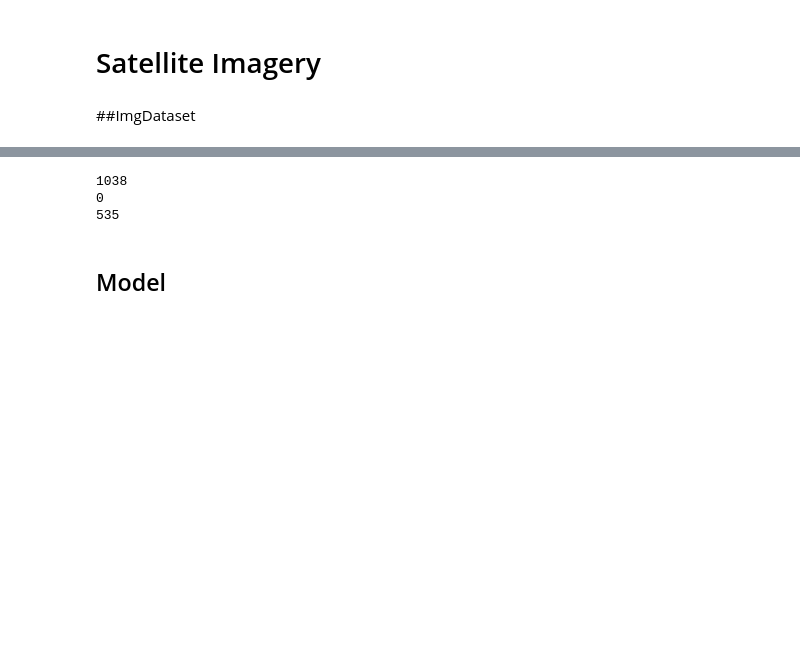
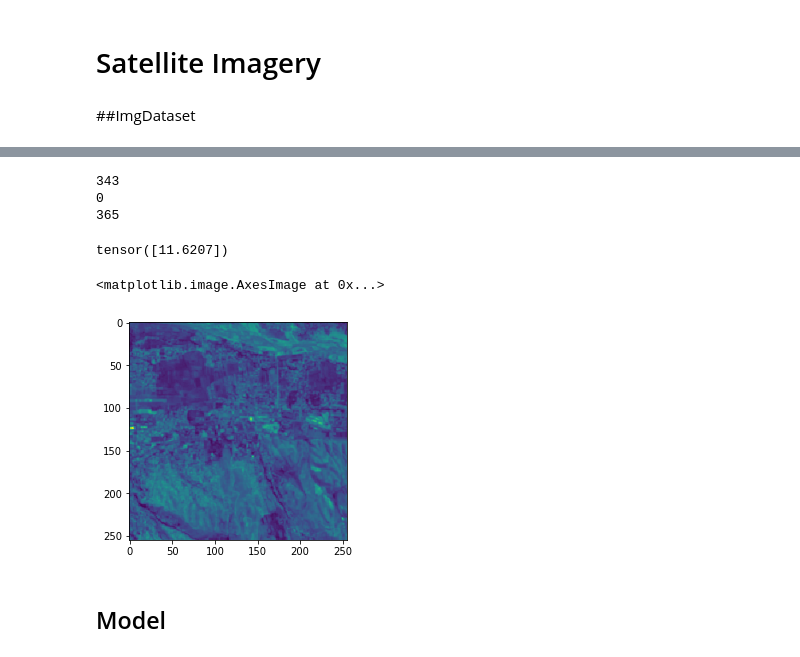
Before and after one commit to disaalda/cs230, a Jupyter notebook: womens_edu/womens_edu_regressor.ipynb, the cells around one changed output, grey strips where cells are left out. Saved outputs shown, nothing was run; the diff lists cells and outputs as text; code cells hidden in the pictures; blank space fills up the shorter version.

```diff
--- a/womens_edu/womens_edu_regressor.ipynb
+++ b/womens_edu/womens_edu_regressor.ipynb
@@ -44,7 +67,7 @@ writer = SummaryWriter(SAVE_NAME)
 # %%
 dataset_root_dir = '/content/drive/MyDrive/Colab Notebooks/cs230/womens_edu/data/'
 # %%
-df = pd.read_csv(os.path.join(dataset_root_dir, 'ZM_satellite.csv'))
+df = pd.read_csv(os.path.join(dataset_root_dir, 'TJ_satellite.csv'))
 # %% [markdown]
 # Satellite Imagery
 # %% [markdown]
@@ -57,15 +89,15 @@ def split_train_val_test(df, train_yr, val_yr, test_yr):
   test_df = df[ (df['year'] > val_yr) & (df['year'] <= test_yr) ]
   return train_df, val_df, test_df
 # %%
-train, val, test = split_train_val_test(df, 2013, 2013, 2018)
+train, val, test = split_train_val_test(df, 2012, 2012, 2017)
 # %%
 print(len(train))
 print(len(val))
 print(len(test))
 # %% [output]
-1038
+343
 0
-535
+365
 # %%
 # TO DO LATER
 # define the training transforms and augmentations
@@ -105,5 +135,18 @@ class ImgDataset(Dataset):
         target = torch.Tensor(np.array([self.targets[idx]]))
         return image_tensor, target
+# %%
+device = torch.device("cuda:0" if torch.cuda.is_available() else "cpu")
+# %%
+train_imgs = ImgDataset(train, device)
+# %%
+train_imgs[0][1]
+# %% [output]
+tensor([11.6207])
+# %%
+plt.imshow(train_imgs[0][0][1])
+# %% [output]
+<matplotlib.image.AxesImage at 0x...>
+[figure, added]
 # %% [markdown]
 ## Model
 # %%
```
Also changed, not shown: parts of 12 cells of this notebook, 1 other file.
